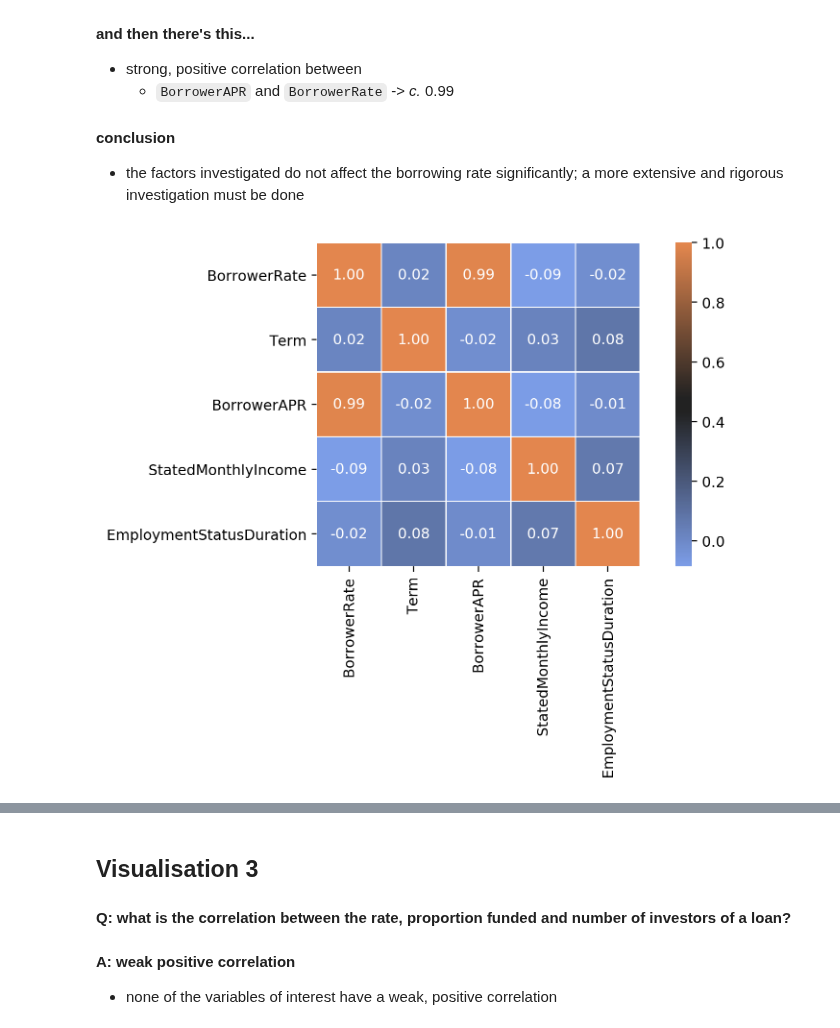
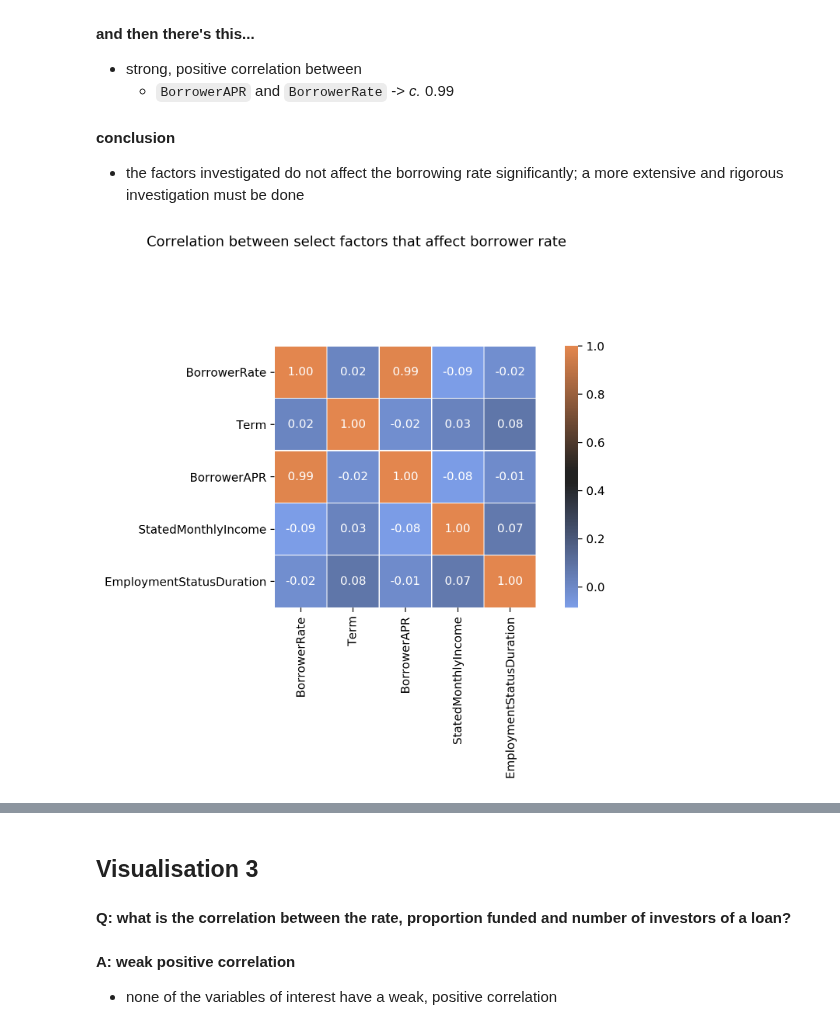
Before and after one commit to brk-a/alx-t-data-analyst, a Jupyter notebook: 0x02-project_3_visualise_data/Part_2_slide_deck.ipynb, the cells around one changed output, grey strips where cells are left out. Drawn from its saved outputs; the diff is of its cells as text; code cells hidden in the pictures.

```diff
--- a/0x02-project_3_visualise_data/Part_2_slide_deck.ipynb
+++ b/0x02-project_3_visualise_data/Part_2_slide_deck.ipynb
@@ -322,17 +323,18 @@ plt.ylabel('#Loans issued');
 # %%
 corr_df = pd.DataFrame([df.BorrowerRate, df.Term, df.BorrowerAPR, df.StatedMonthlyIncome, df.EmploymentStatusDuration]).transpose()
 corr_df = corr_df[pd.notnull(corr_df['EmploymentStatusDuration'])]
 
 #sub-plots
 fig, ax = create_sub()
+plt.suptitle('Correlation between select factors that affect borrower rate')
 
 #correlation matrix
 corr = corr_df.corr()
 
 #plot
 with suppress(DeprecationWarning, ImportWarning):
     sns.heatmap(corr, mask=np.zeros_like(corr, dtype=np.bool), cmap=sns.diverging_palette(255, 32, l=65, center="dark", as_cmap=True), square=True, ax=ax, annot=True, fmt="0.2f", linewidths=.5);
 # %% [output]
-[figure, old version]
+[figure, new version]
 # %%
 corr
```
Also changed, not shown: parts of 7 cells of this notebook, 3 other files.
